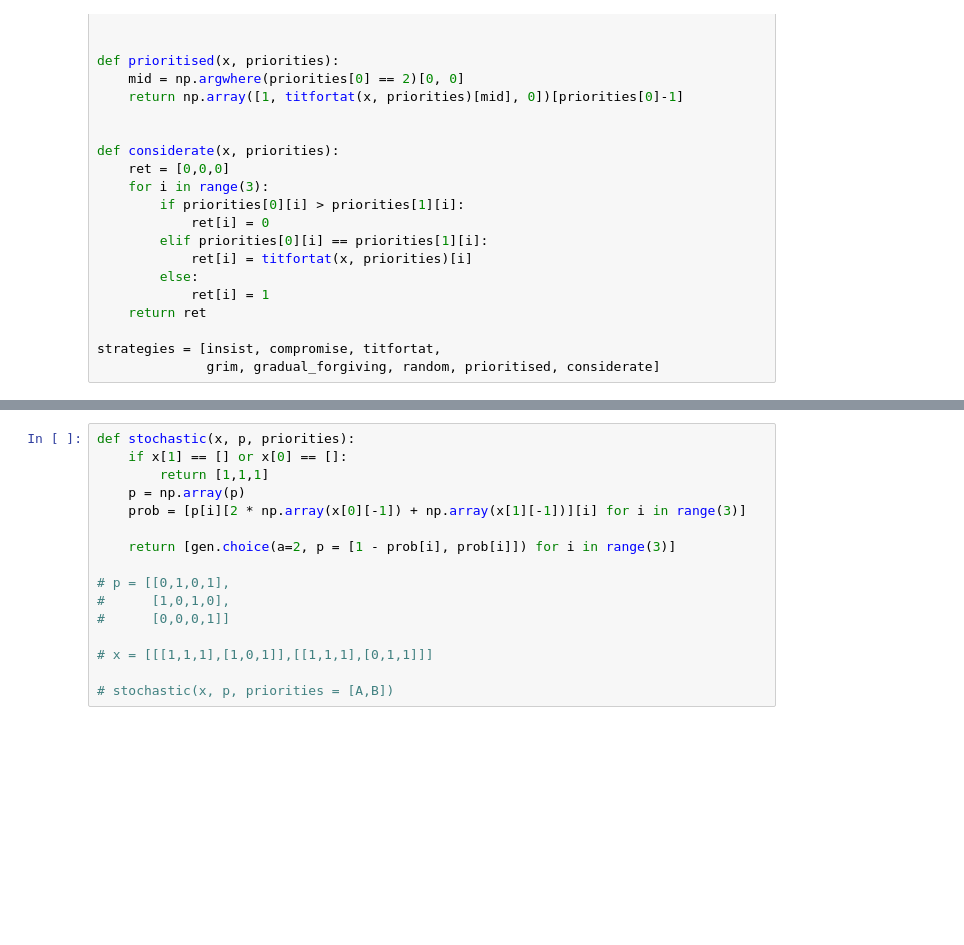
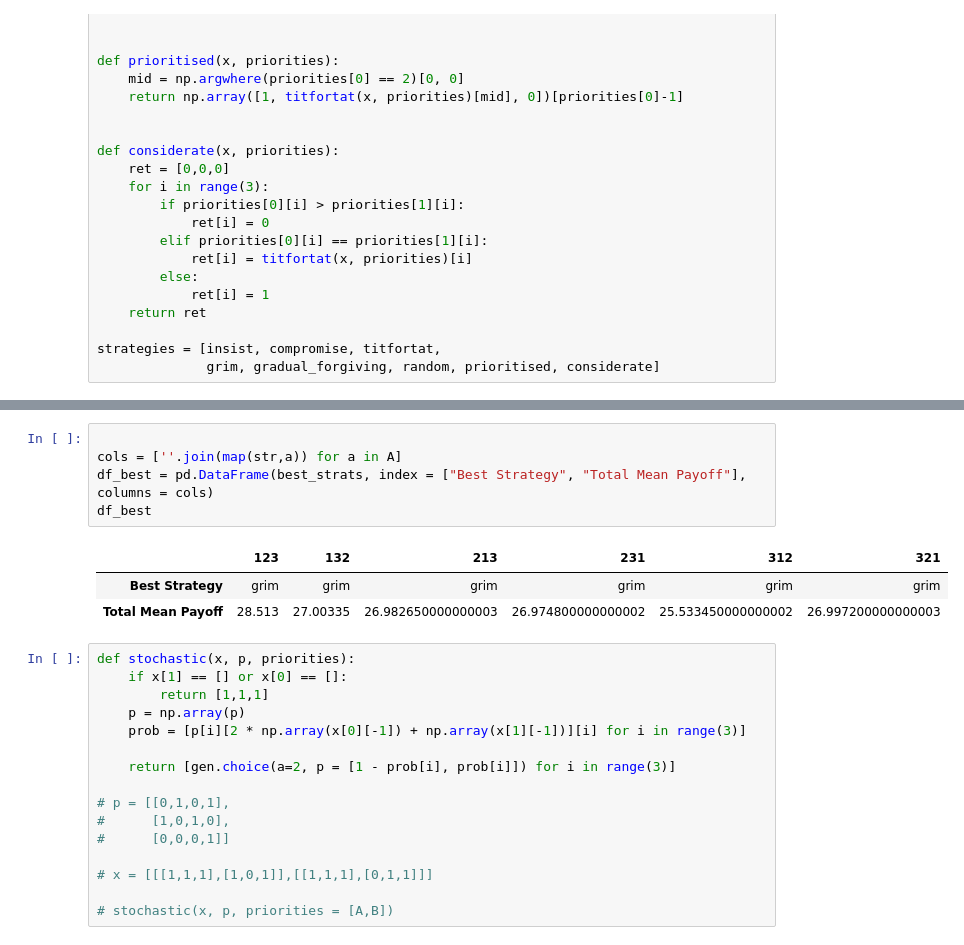
Before and after one commit to naqib-a/MATH-70141, a Jupyter notebook: CW/iterated game.ipynb, the cells around one changed output, grey strips where cells are left out. Saved outputs shown, nothing was run; the diff lists cells and outputs as text; blank space fills up the shorter version.

```diff
--- a/CW/iterated game.ipynb
+++ b/CW/iterated game.ipynb
@@ -121,3 +183,12 @@ df
+# %%
+
+cols = [''.join(map(str,a)) for a in A]
+df_best = pd.DataFrame(best_strats, index = ["Best Strategy", "Total Mean Payoff"], columns = cols)
+df_best
+# %% [output]
+|  | 123 | 132 | 213 | 231 | 312 | 321 |
+| Best Strategy | grim | grim | grim | grim | grim | grim |
+| Total Mean Payoff | 28.513 | 27.00335 | 26.982650000000003 | 26.974800000000002 | 25.533450000000002 | 26.997200000000003 |
 # %%
 def stochastic(x, p, priorities):
     if x[1] == [] or x[0] == []:
```
Also changed, not shown: parts of 14 cells of this notebook.
